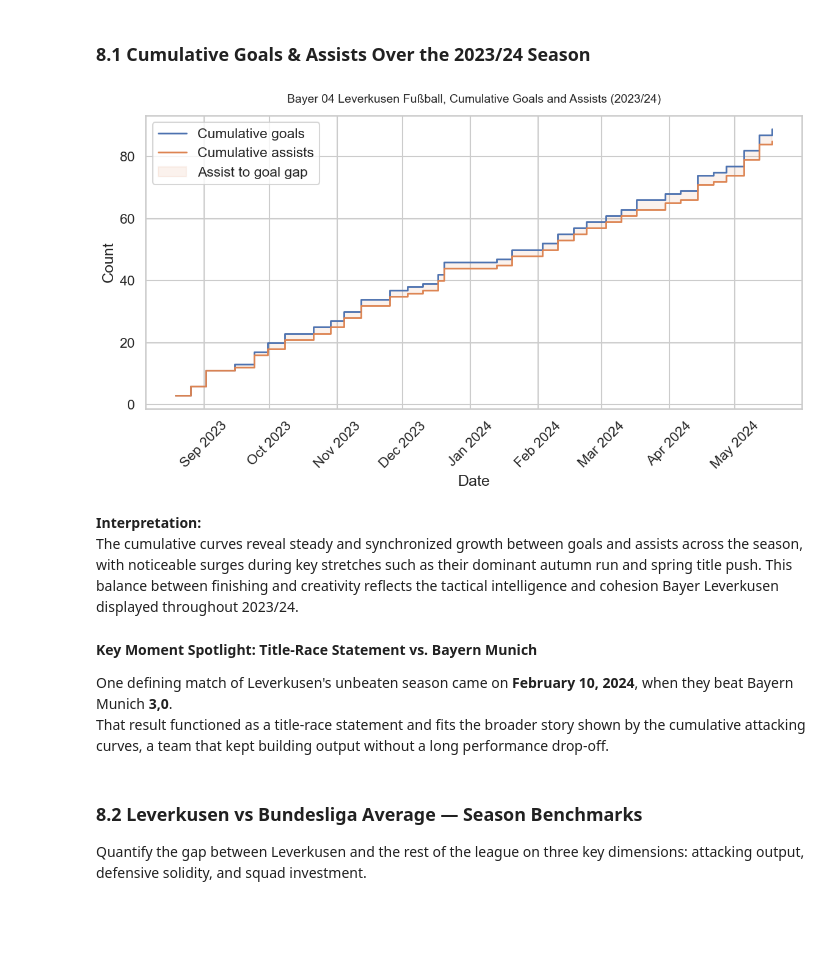
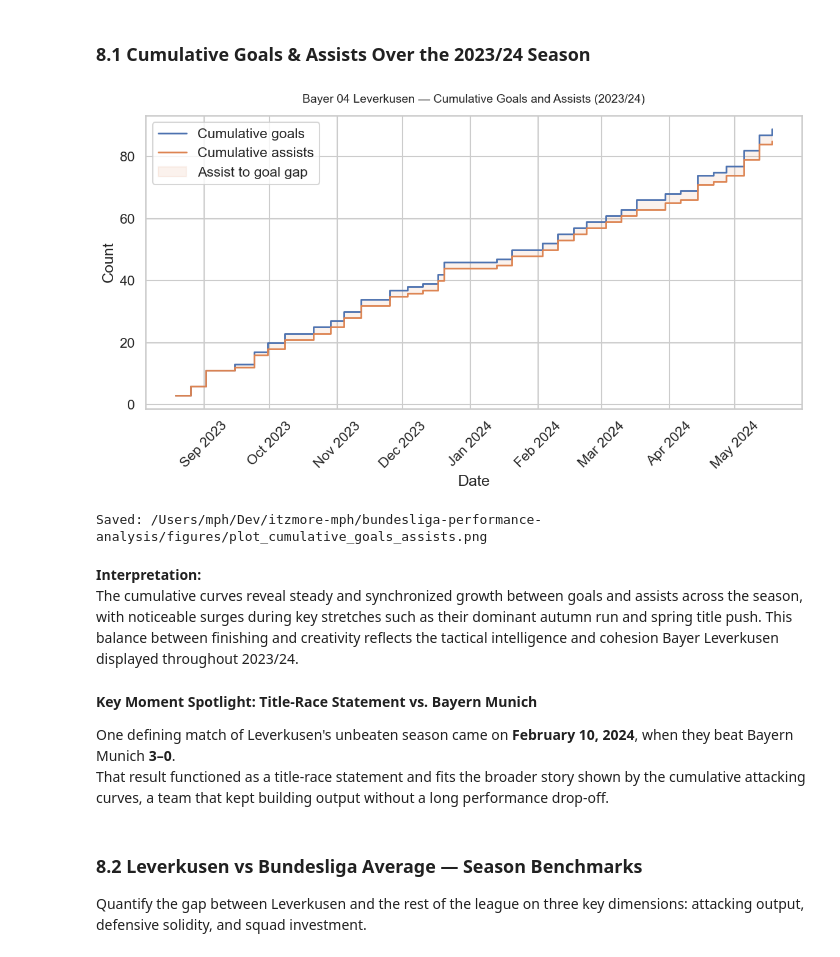
Before and after one commit to itzmore-mph/bundesliga-performance-analysis, a Jupyter notebook: notebooks/bundesliga_performance_analysis.ipynb, the cells around one changed output. Drawn from its saved outputs; the diff is of its cells as text; code cells hidden in the pictures; blank space fills up the shorter version.

```diff
--- a/notebooks/bundesliga_performance_analysis.ipynb
+++ b/notebooks/bundesliga_performance_analysis.ipynb
@@ -969,7 +1114,7 @@ leverkusen_daily = (
 leverkusen_daily["cum_goals"] = leverkusen_daily["is_goal"].cumsum()
 leverkusen_daily["cum_assists"] = leverkusen_daily["is_assist"].cumsum()
 
-plt.figure(figsize=(12, 7))
+fig = plt.figure(figsize=(12, 7))
 plt.step(
     leverkusen_daily["date"],
     leverkusen_daily["cum_goals"],
@@ -980,42 +1125,46 @@ plt.step(
 plt.step(
     leverkusen_daily["date"],
     leverkusen_daily["cum_assists"],
     where="post",
     label="Cumulative assists",
     lw=2,
     color="C1",
 )
 
 plt.fill_between(
     leverkusen_daily["date"],
     leverkusen_daily["cum_goals"],
     leverkusen_daily["cum_assists"],
     step="post",
     alpha=0.10,
     color="C1",
     label="Assist to goal gap",
 )
 
 ax = plt.gca()
 ax.xaxis.set_major_locator(mdates.MonthLocator(bymonthday=1, interval=1))
 ax.xaxis.set_major_formatter(mdates.DateFormatter("%b %Y"))
 
-plt.title(f"{TARGET_CLUB_NAME}, Cumulative Goals and Assists ({SEASON_LABEL})", pad=15, fontsize=14)
+plt.title(f"{DISPLAY_CLUB_NAME} — Cumulative Goals and Assists ({SEASON_LABEL})", pad=15, fontsize=14)
 plt.xlabel("Date")
 plt.ylabel("Count")
 plt.xticks(rotation=45)
 plt.legend(loc="upper left")
 plt.tight_layout()
+fig_path = FIGURES_DIR / "plot_cumulative_goals_assists.png"
+fig.savefig(fig_path, dpi=150, bbox_inches="tight")
 plt.show()
+print(f"Saved: {fig_path}")
 # %% [output]
-[figure, old version]
+[figure, new version]
+Saved: /Users/mph/Dev/itzmore-mph/bundesliga-performance-analysis/figures/plot_cumulative_goals_assists.png
 # %% [markdown]
 **Interpretation:**
 The cumulative curves reveal steady and synchronized growth between goals and assists across the season, with noticeable surges during key stretches such as their dominant autumn run and spring title push. This balance between finishing and creativity reflects the tactical intelligence and cohesion Bayer Leverkusen displayed throughout 2023/24.
 # %% [markdown]
 **Key Moment Spotlight: Title-Race Statement vs. Bayern Munich**
 
-One defining match of Leverkusen's unbeaten season came on **February 10, 2024**, when they beat Bayern Munich **3,0**.
+One defining match of Leverkusen's unbeaten season came on **February 10, 2024**, when they beat Bayern Munich **3–0**.
 That result functioned as a title-race statement and fits the broader story shown by the cumulative attacking curves, a team that kept building output without a long performance drop-off.
 # %% [markdown]
 ### 8.2 Leverkusen vs Bundesliga Average — Season Benchmarks
```
Also changed, not shown: parts of 14 cells of this notebook, 12 other files.
